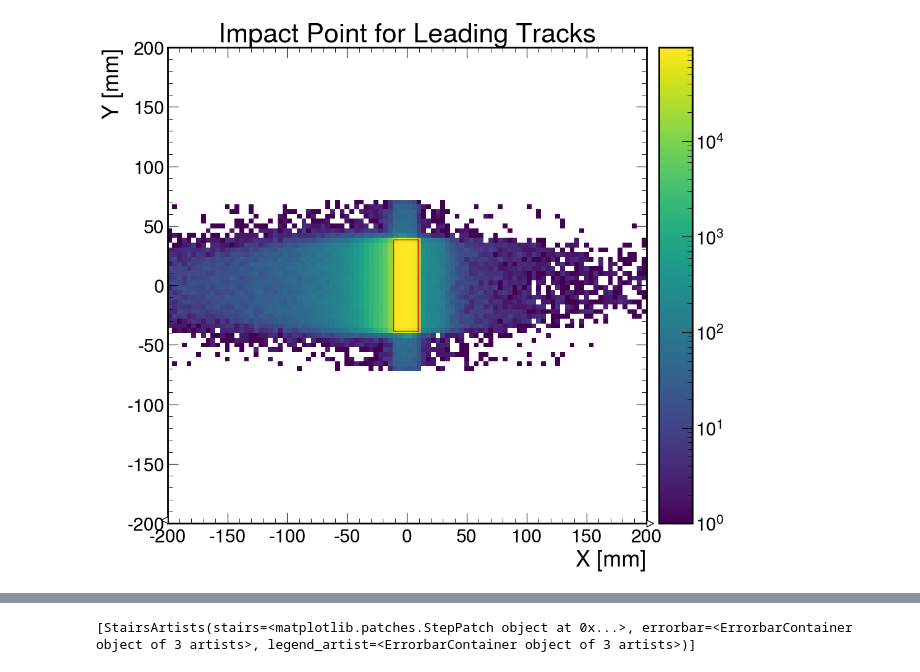
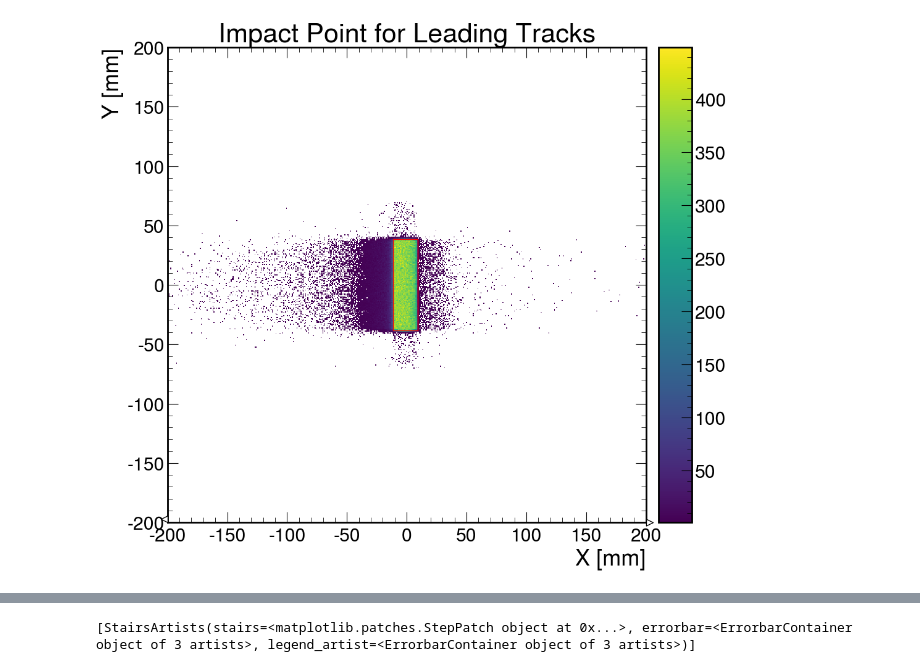
Before and after one commit to rodr1001/my_code, a Jupyter notebook: ldmx/EAT_Tracking/STREAMLINE-plot-eat-tracking-histograms.ipynb, the cells around one changed output, grey strips where cells are left out. Cells and saved outputs as stored; diff of their text form; code cells hidden in the pictures.

```diff
--- a/ldmx/EAT_Tracking/STREAMLINE-plot-eat-tracking-histograms.ipynb
+++ b/ldmx/EAT_Tracking/STREAMLINE-plot-eat-tracking-histograms.ipynb
@@ -25,7 +25,7 @@ class HistFile:
             return self._file[item]
         return self._ana_dir[f'{self._ana}_{item}']
 # %%
-f = HistFile('hist_track_ana_100.root', 'TrackAnalyzer')
+f = HistFile('hist_track_ana_10.root', 'TrackAnalyzer')
 # %%
 f.keys()
 # %% [output]
@@ -145,10 +154,10 @@ h_rebin.plot(cmin=1)
 # %%
-f['leadtrk_impact_point'].to_hist().plot(cmin=1,norm='log')
+f['leadtrk_impact_point'].to_hist().plot(cmin=1)
 ax = plt.gca()
 plt.title("Impact Point for Leading Tracks")
 rect = patches.Rectangle((-11.5, -38.5), 20.5, 77, linewidth=1, edgecolor='r', facecolor='none')
 ax.add_patch(rect)
 #plt.show()
-plt.savefig("leadtrk_tracks_impact_point_10M.jpg")
+plt.savefig("leadtrk_tracks_impact_point_sample.jpg")
 # %% [output]
-[figure, old version]
+[figure, new version]
```
Also changed, not shown: parts of 16 cells of this notebook, 1 other file.
